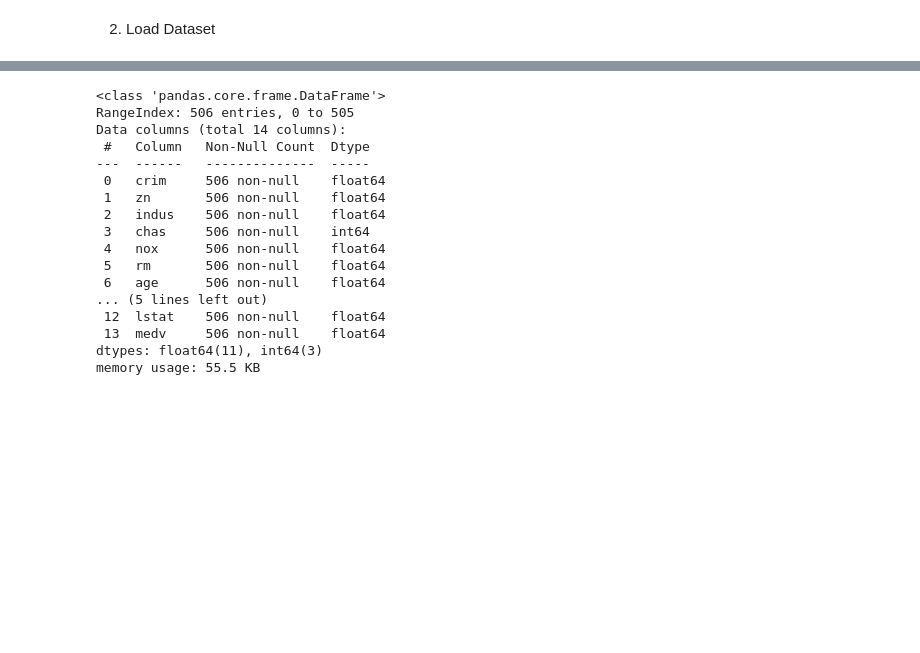
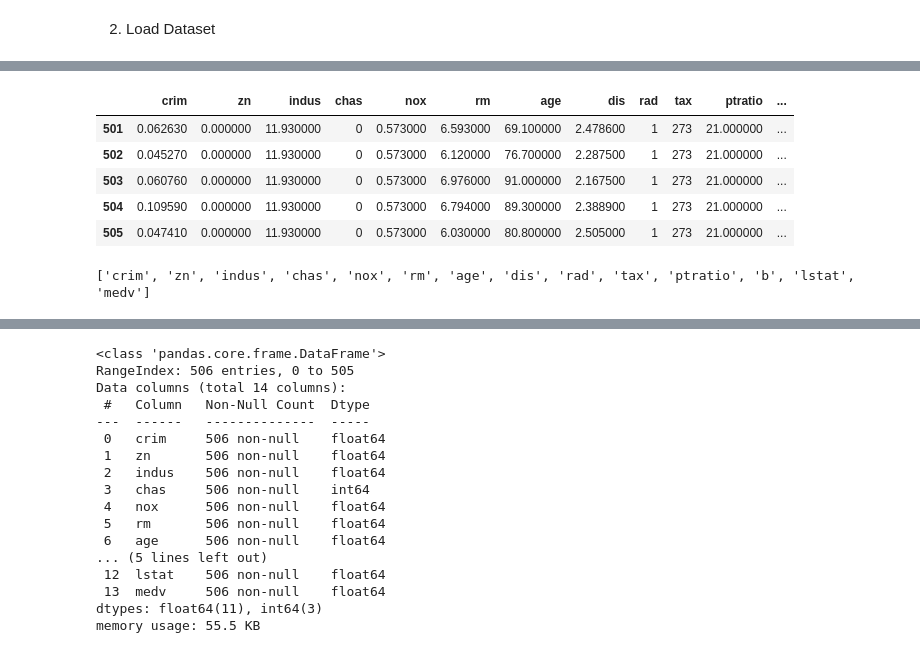
Before and after one commit to vnzhere/Python-, a Jupyter notebook: Housing_marketing_intelligence.ipynb, the cells around one changed output, grey strips where cells are left out. Saved outputs shown, nothing was run; the diff lists cells and outputs as text; code cells hidden in the pictures; blank space fills up the shorter version.

```diff
--- a/Housing_marketing_intelligence.ipynb
+++ b/Housing_marketing_intelligence.ipynb
@@ -8,3 +20,10 @@
 import pandas as pd
 import numpy as np
 import matplotlib.pyplot as plt
+import warnings
+warnings.filterwarnings('ignore')
+
+pd.set_option('display.max_columns', None)
+pd.set_option('display.float_format', lambda x: '%3f' % x)
+
+print("Libraries imported!")
@@ -27,0 +62,17 @@ df.head()
+# %%
+df.tail()
+#tells us about data changes in the end (common in time ordered datasets)
+# %% [output]
+|  | crim | zn | indus | chas | nox | rm | age | dis | rad | tax | ptratio | ... |
+| 501 | 0.062630 | 0.000000 | 11.930000 | 0 | 0.573000 | 6.593000 | 69.100000 | 2.478600 | 1 | 273 | 21.000000 | ... |
+| 502 | 0.045270 | 0.000000 | 11.930000 | 0 | 0.573000 | 6.120000 | 76.700000 | 2.287500 | 1 | 273 | 21.000000 | ... |
+| 503 | 0.060760 | 0.000000 | 11.930000 | 0 | 0.573000 | 6.976000 | 91.000000 | 2.167500 | 1 | 273 | 21.000000 | ... |
+| 504 | 0.109590 | 0.000000 | 11.930000 | 0 | 0.573000 | 6.794000 | 89.300000 | 2.388900 | 1 | 273 | 21.000000 | ... |
+| 505 | 0.047410 | 0.000000 | 11.930000 | 0 | 0.573000 | 6.030000 | 80.800000 | 2.505000 | 1 | 273 | 21.000000 | ... |
+# %%
+df.shape[0]
+df.shape[1]
+
+print(list(df.columns))
+# %% [output]
+['crim', 'zn', 'indus', 'chas', 'nox', 'rm', 'age', 'dis', 'rad', 'tax', 'ptratio', 'b', 'lstat', 'medv']
```
Also changed, not shown: parts of 11 cells of this notebook.
